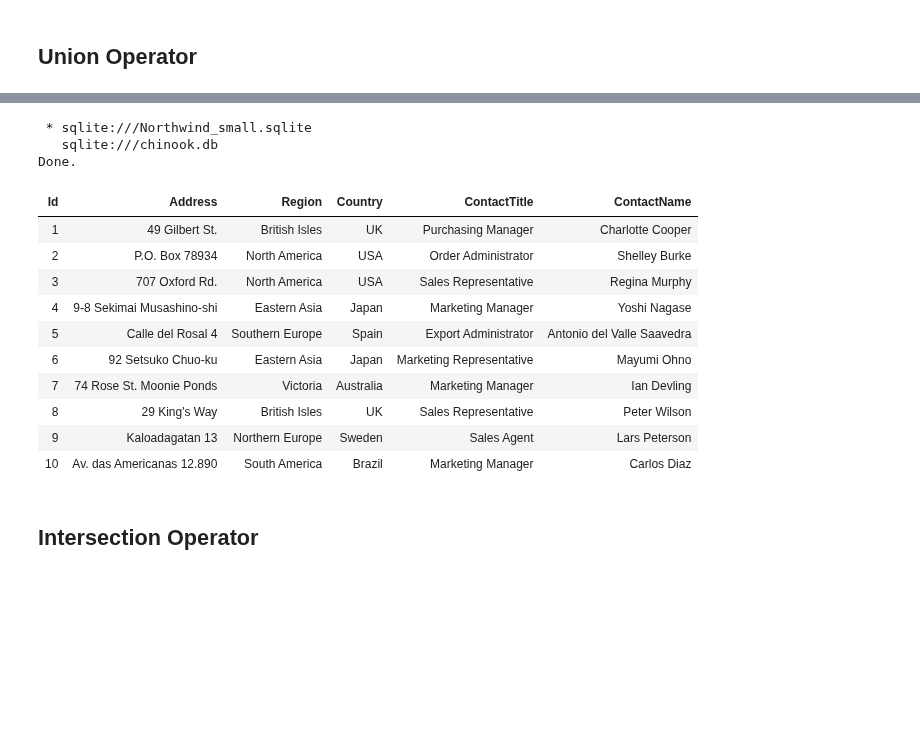
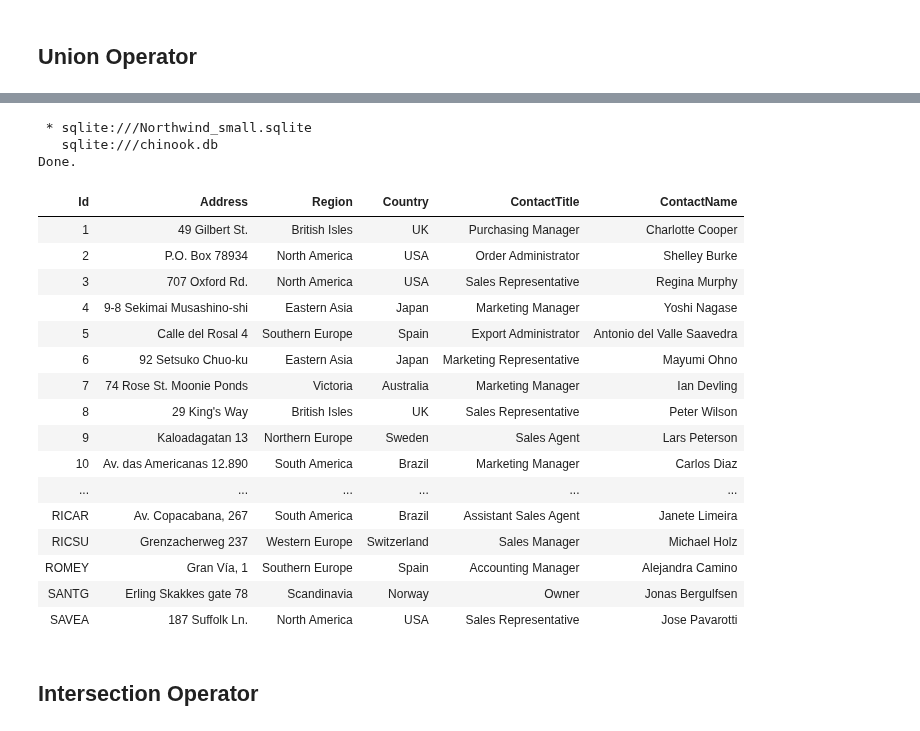
Before and after one commit to YvesMatanga/freemium_datascience, a Jupyter notebook: sql/sql_join_operator.ipynb, the cells around one changed output, grey strips where cells are left out. Drawn from its saved outputs; the diff is of its cells as text; code cells hidden in the pictures; blank space fills up the shorter version.

```diff
--- a/sql/sql_join_operator.ipynb
+++ b/sql/sql_join_operator.ipynb
@@ -152,25 +266,34 @@ sqlite:///Northwind_small.sqlite
 # %%
 %%sql
 
 SELECT ID, address, region, country, ContactTitle, ContactName  FROM Customer
+
 UNION
+
 SELECT ID, address, region, country, ContactTitle, ContactName FROM Supplier
-LIMIT 10; -- Remove this line to see the full query output
+
+LIMIT 100; -- Remove this line to see the full query output
 # %% [output]
  * sqlite:///Northwind_small.sqlite
    sqlite:///chinook.db
 Done.
 | Id | Address | Region | Country | ContactTitle | ContactName |
 | 1 | 49 Gilbert St. | British Isles | UK | Purchasing Manager | Charlotte Cooper |
 | 2 | P.O. Box 78934 | North America | USA | Order Administrator | Shelley Burke |
 | 3 | 707 Oxford Rd. | North America | USA | Sales Representative | Regina Murphy |
 | 4 | 9-8 Sekimai Musashino-shi | Eastern Asia | Japan | Marketing Manager | Yoshi Nagase |
 | 5 | Calle del Rosal 4 | Southern Europe | Spain | Export Administrator | Antonio del Valle Saavedra |
 | 6 | 92 Setsuko Chuo-ku | Eastern Asia | Japan | Marketing Representative | Mayumi Ohno |
 | 7 | 74 Rose St. Moonie Ponds | Victoria | Australia | Marketing Manager | Ian Devling |
 | 8 | 29 King's Way | British Isles | UK | Sales Representative | Peter Wilson |
 | 9 | Kaloadagatan 13 | Northern Europe | Sweden | Sales Agent | Lars Peterson |
 | 10 | Av. das Americanas 12.890 | South America | Brazil | Marketing Manager | Carlos Diaz |
+| ... | ... | ... | ... | ... | ... |
+| RICAR | Av. Copacabana, 267 | South America | Brazil | Assistant Sales Agent | Janete Limeira |
+| RICSU | Grenzacherweg 237 | Western Europe | Switzerland | Sales Manager | Michael Holz |
+| ROMEY | Gran Vía, 1 | Southern Europe | Spain | Accounting Manager | Alejandra Camino |
+| SANTG | Erling Skakkes gate 78 | Scandinavia | Norway | Owner | Jonas Bergulfsen |
+| SAVEA | 187 Suffolk Ln. | North America | USA | Sales Representative | Jose Pavarotti |
 # %% [markdown]
 <h2>Intersection Operator</h2>
 # %% [markdown]
```
Also changed, not shown: parts of 13 cells of this notebook, 4 other files.
